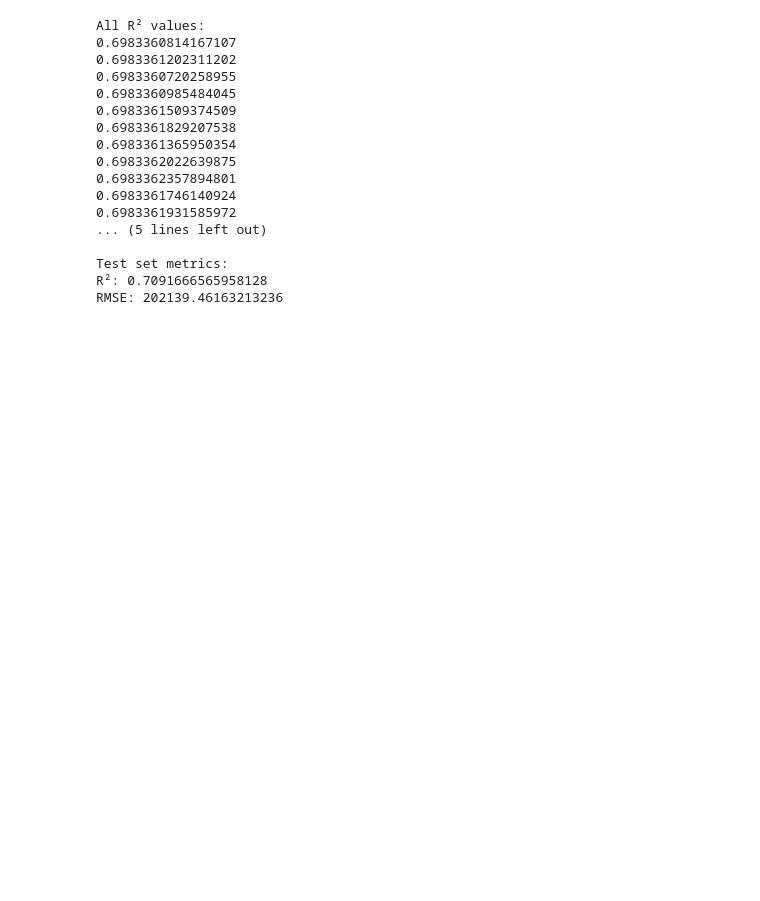
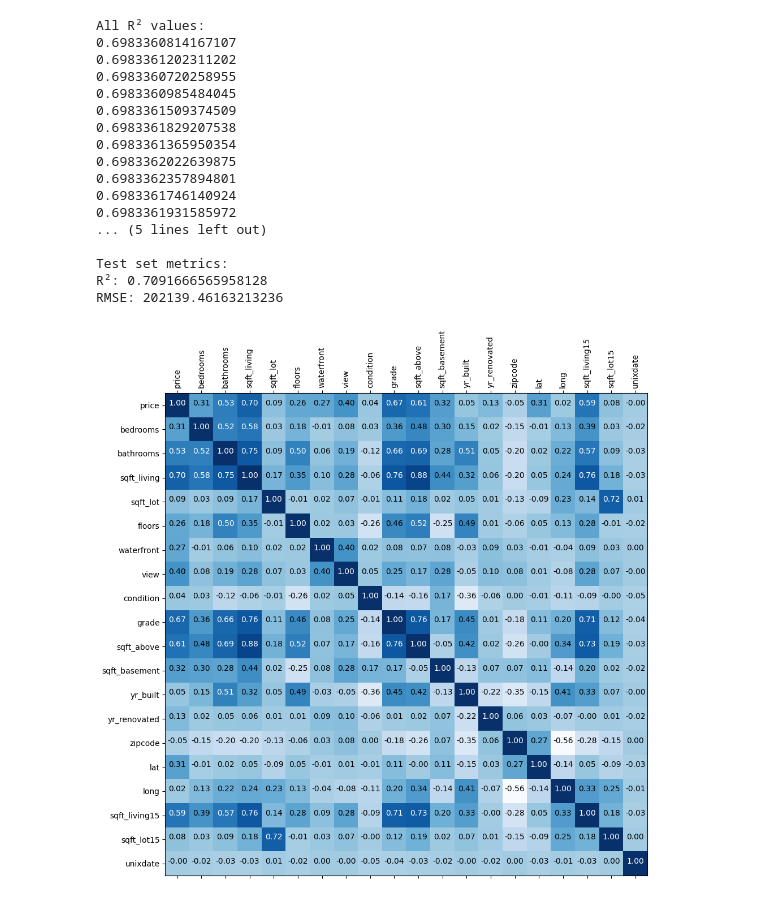
Before and after one commit to IwoSzczepaniak/DataExploration, a Jupyter notebook: src/main/resources/spark-jdk17/spark-jupyter/lab5.ipynb, the cells around one changed output. Cells and saved outputs as stored; diff of their text form; code cells hidden in the pictures; blank space fills up the shorter version.

```diff
--- a/src/main/resources/spark-jdk17/spark-jupyter/lab5.ipynb
+++ b/src/main/resources/spark-jdk17/spark-jupyter/lab5.ipynb
@@ -545,3 +545,47 @@ All R² values:
 Test set metrics:
 R²: 0.7091666565958128
 RMSE: 202139.46163213236
+# %%
+import numpy as np
+
+n = len(df2.columns)
+rs = np.eye(n)
+
+for i in range(n):
+    for j in range(n):
+        r = df2.stat.corr(df2.columns[i], df2.columns[j])
+        rs[i, j] = r
+# %%
+import itertools
+import matplotlib.pyplot as plt
+
+def plot_matrix(cm, labels,
+                    normalize=False,
+                    title='',
+                    cmap=plt.cm.Blues):
+    fig = plt.figure(figsize=(10,10))
+    ax=fig.add_subplot(111)
+    ax.matshow(cm, interpolation='nearest', cmap=cmap)
+    plt.title(title)
+    # plt.colorbar()
+    tick_marks = np.arange(len(labels))
+    plt.xticks(tick_marks, labels, rotation=90)
+    ax.set_xticks(tick_marks)
+    ax.set_yticks(tick_marks)
+    ax.set_xticklabels(labels)
+    # ax.set_yticklabels(['']+labels)
+    ax.set_yticklabels(labels)
+
+    fmt = '.2f' #if normalize else 'd'
+    thresh = 0.5
+    for i, j in itertools.product(range(cm.shape[0]), range(cm.shape[1])):
+        plt.text(j, i, format(cm[i, j], fmt),
+                 horizontalalignment="center",
+                 color="white" if cm[i, j] > thresh else "black")
+
+    plt.tight_layout()
+    plt.show()
+
+plot_matrix(rs,labels=df2.columns)
+# %% [output]
+[figure, added]
```
Also changed, not shown: parts of 2 cells of this notebook.
